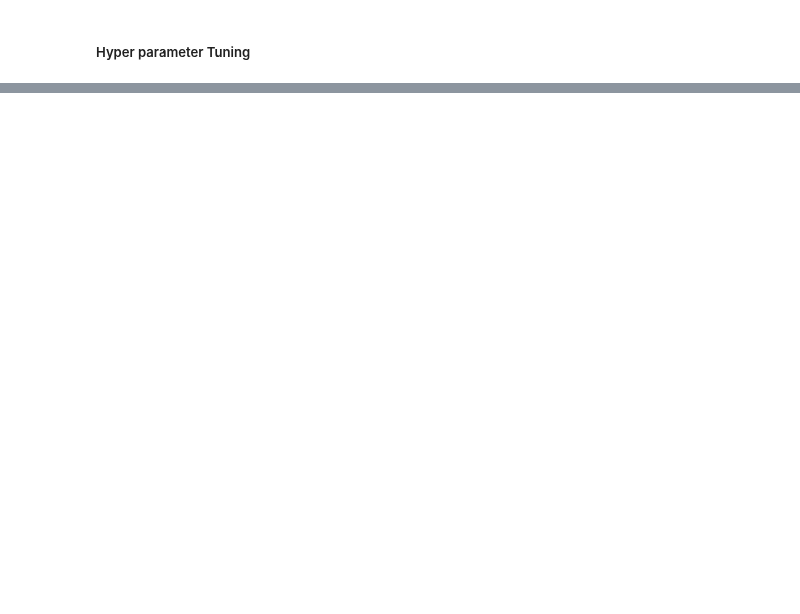
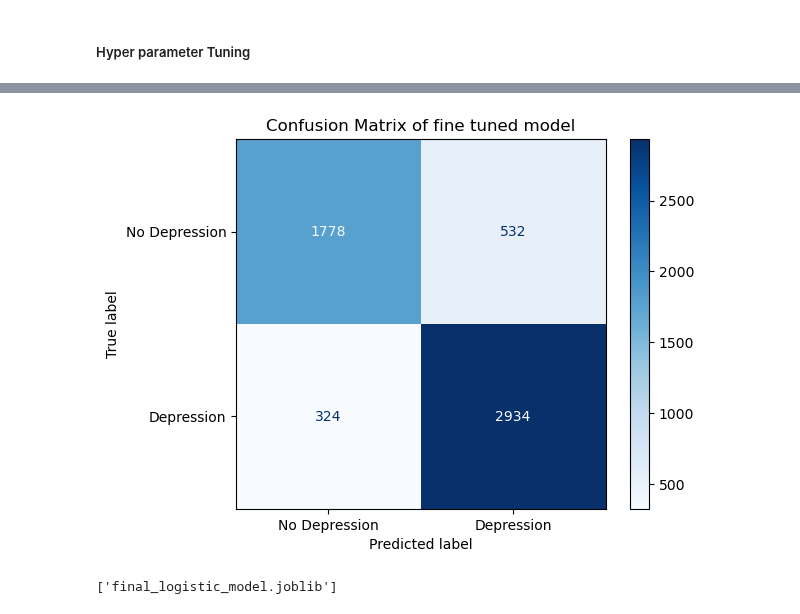
Before and after one commit to rushring/CS_Group07_StudentDepressionDetection, a Jupyter notebook: notebooks/Rushani_Logistic_Regression/hyper_param_tuning.ipynb, the cells around one changed output, grey strips where cells are left out. Saved outputs shown, nothing was run; the diff lists cells and outputs as text; code cells hidden in the pictures; blank space fills up the shorter version.

```diff
--- a/notebooks/Rushani_Logistic_Regression/hyper_param_tuning.ipynb
+++ b/notebooks/Rushani_Logistic_Regression/hyper_param_tuning.ipynb
@@ -175,2 +232,11 @@ print("1st iterative Fine-Tuned Best F1 Score:", fine_tune_search.best_score_)
 # %%
 ### there is a slight improvement and found a c value more specific  0.001 to 0.0005
+# %%
+
+from sklearn.metrics import classification_report, accuracy_score
+
+# Evaluate fine tuned model
+best_model_2 = fine_tune_search.best_estimator_
+y_pred_2 = best_model_2.predict(X_test)
+
+print("Accuracy:", accuracy_score(y_test, y_pred_2)*100)
@@ -176,0 +257,20 @@ print("1st iterative Fine-Tuned Best F1 Score:", fine_tune_search.best_score_)
+# %%
+from sklearn.metrics import confusion_matrix,ConfusionMatrixDisplay
+
+cm2 = confusion_matrix(y_test, y_pred_2)
+
+# Plot it
+disp = ConfusionMatrixDisplay(confusion_matrix=cm1, display_labels=['No Depression', 'Depression'])
+disp.plot(cmap='Blues')
+plt.title("Confusion Matrix of fine tuned model")
+plt.show()
+# %% [output]
+[figure, added]
+# %%
+import joblib
+
+# Save the model to file
+
+joblib.dump(best_model_2, 'final_logistic_model.joblib')
+# %% [output]
+['final_logistic_model.joblib']
```
Also changed, not shown: parts of 14 cells of this notebook, 3 other files.
